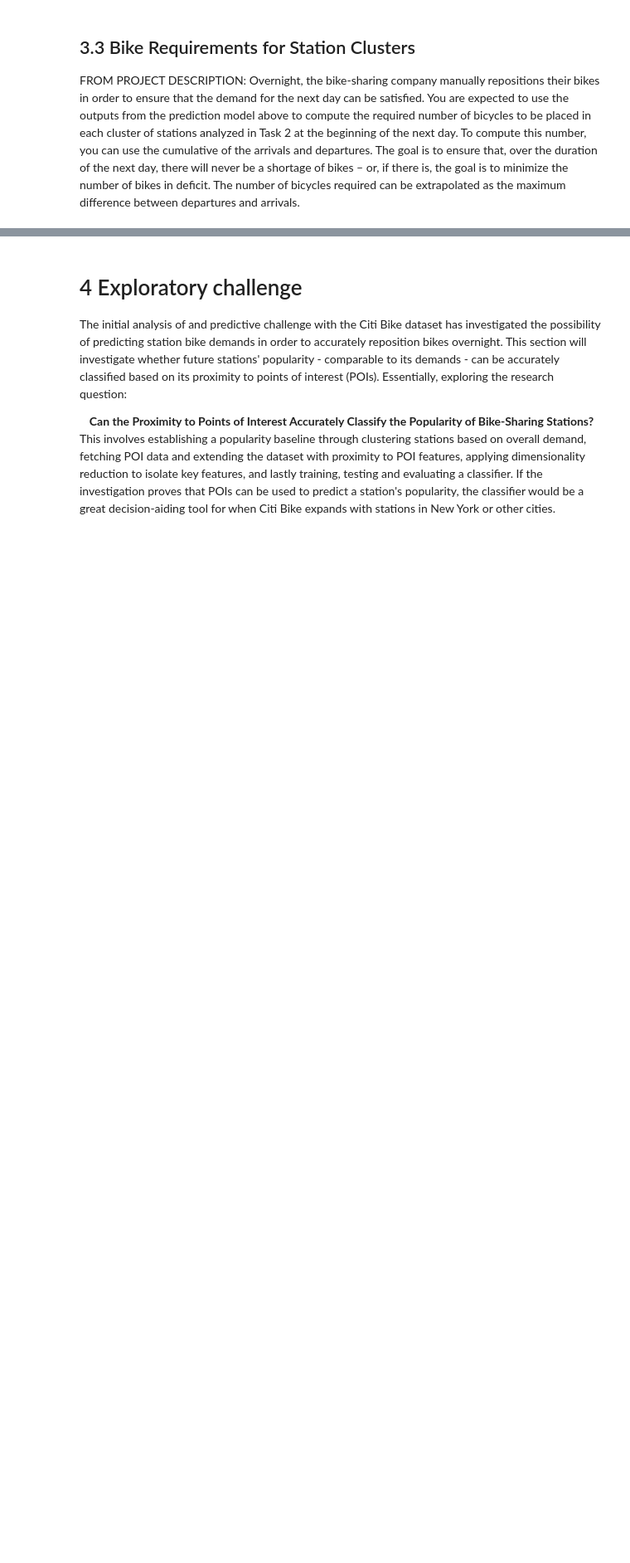
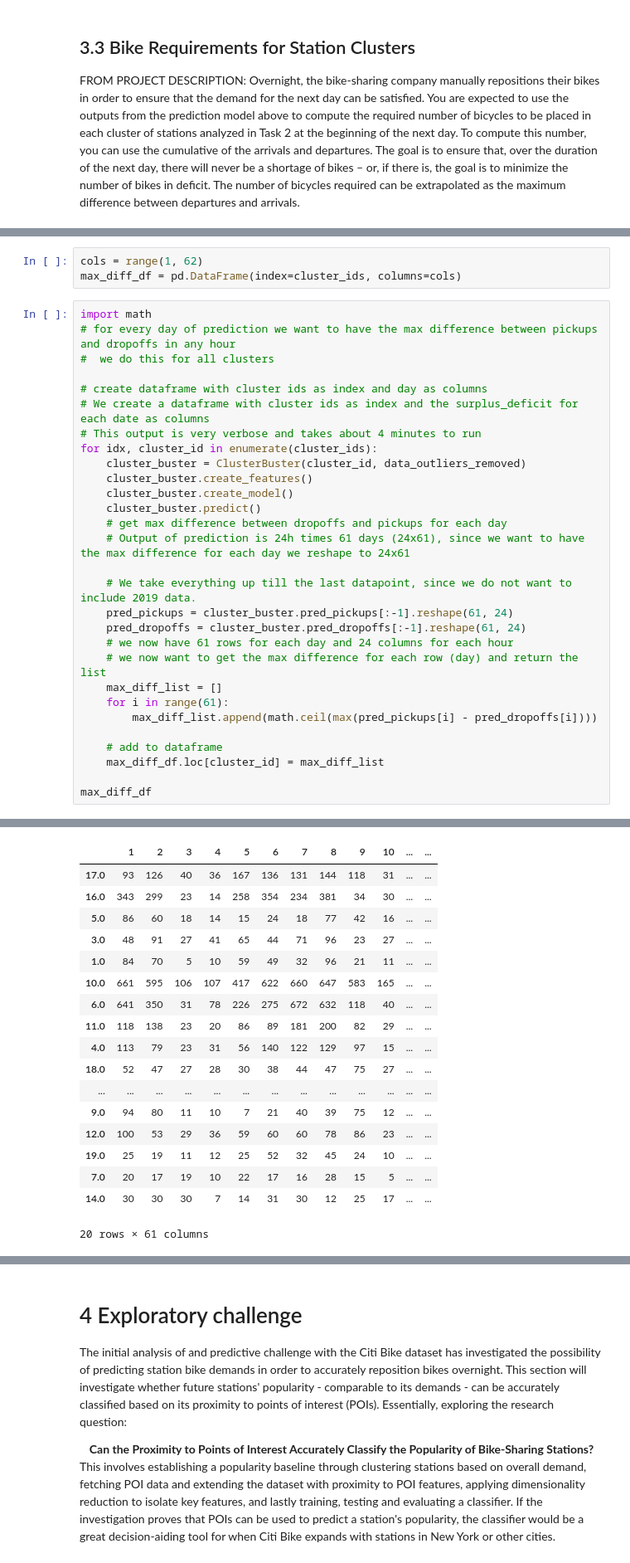
Before and after one commit to 4ug-aug/42577-IBA-Project, a Jupyter notebook: project_first_draft.ipynb, the cells around one changed output, grey strips where cells are left out. Shown at 83% size. Cells and saved outputs as stored; diff of their text form; blank space fills up the shorter version.

Commit message:
Feat: Fixed dropoff and deficit for next day predictions.

```diff
--- a/project_first_draft.ipynb
+++ b/project_first_draft.ipynb
@@ -1377,0 +1474,33 @@ cluster_df_sd
+# %%
+cols = range(1, 62)
+max_diff_df = pd.DataFrame(index=cluster_ids, columns=cols)
+# %%
+import math
+# for every day of prediction we want to have the max difference between pickups and dropoffs in any hour
+#  we do this for all clusters
+
+# create dataframe with cluster ids as index and day as columns
+# We create a dataframe with cluster ids as index and the surplus_deficit for each date as columns
+# This output is very verbose and takes about 4 minutes to run
+for idx, cluster_id in enumerate(cluster_ids):
+    cluster_buster = ClusterBuster(cluster_id, data_outliers_removed)
+    cluster_buster.create_features()
+    cluster_buster.create_model()
+    cluster_buster.predict()
+    # get max difference between dropoffs and pickups for each day
+    # Output of prediction is 24h times 61 days (24x61), since we want to have the max difference for each day we reshape to 24x61
+
+    # We take everything up till the last datapoint, since we do not want to include 2019 data.
+    pred_pickups = cluster_buster.pred_pickups[:-1].reshape(61, 24)
+    pred_dropoffs = cluster_buster.pred_dropoffs[:-1].reshape(61, 24)
+    # we now have 61 rows for each day and 24 columns for each hour
+    # we now want to get the max difference for each row (day) and return the list
+    max_diff_list = []
+    for i in range(61):
+        max_diff_list.append(math.ceil(max(pred_pickups[i] - pred_dropoffs[i])))
+
+    # add to dataframe
+    max_diff_df.loc[cluster_id] = max_diff_list
+
+max_diff_df
+# %% [output]
@@ -1377,0 +1524,18 @@ cluster_df_sd
+|  | 1 | 2 | 3 | 4 | 5 | 6 | 7 | 8 | 9 | 10 | ... | ... |
+| 17.0 | 93 | 126 | 40 | 36 | 167 | 136 | 131 | 144 | 118 | 31 | ... | ... |
+| 16.0 | 343 | 299 | 23 | 14 | 258 | 354 | 234 | 381 | 34 | 30 | ... | ... |
+| 5.0 | 86 | 60 | 18 | 14 | 15 | 24 | 18 | 77 | 42 | 16 | ... | ... |
+| 3.0 | 48 | 91 | 27 | 41 | 65 | 44 | 71 | 96 | 23 | 27 | ... | ... |
+| 1.0 | 84 | 70 | 5 | 10 | 59 | 49 | 32 | 96 | 21 | 11 | ... | ... |
+| 10.0 | 661 | 595 | 106 | 107 | 417 | 622 | 660 | 647 | 583 | 165 | ... | ... |
+| 6.0 | 641 | 350 | 31 | 78 | 226 | 275 | 672 | 632 | 118 | 40 | ... | ... |
+| 11.0 | 118 | 138 | 23 | 20 | 86 | 89 | 181 | 200 | 82 | 29 | ... | ... |
+| 4.0 | 113 | 79 | 23 | 31 | 56 | 140 | 122 | 129 | 97 | 15 | ... | ... |
+| 18.0 | 52 | 47 | 27 | 28 | 30 | 38 | 44 | 47 | 75 | 27 | ... | ... |
+| ... | ... | ... | ... | ... | ... | ... | ... | ... | ... | ... | ... | ... |
+| 9.0 | 94 | 80 | 11 | 10 | 7 | 21 | 40 | 39 | 75 | 12 | ... | ... |
+| 12.0 | 100 | 53 | 29 | 36 | 59 | 60 | 60 | 78 | 86 | 23 | ... | ... |
+| 19.0 | 25 | 19 | 11 | 12 | 25 | 52 | 32 | 45 | 24 | 10 | ... | ... |
+| 7.0 | 20 | 17 | 19 | 10 | 22 | 17 | 16 | 28 | 15 | 5 | ... | ... |
+| 14.0 | 30 | 30 | 30 | 7 | 14 | 31 | 30 | 12 | 25 | 17 | ... | ... |
+20 rows × 61 columns
```
Also changed, not shown: parts of 12 cells of this notebook.
